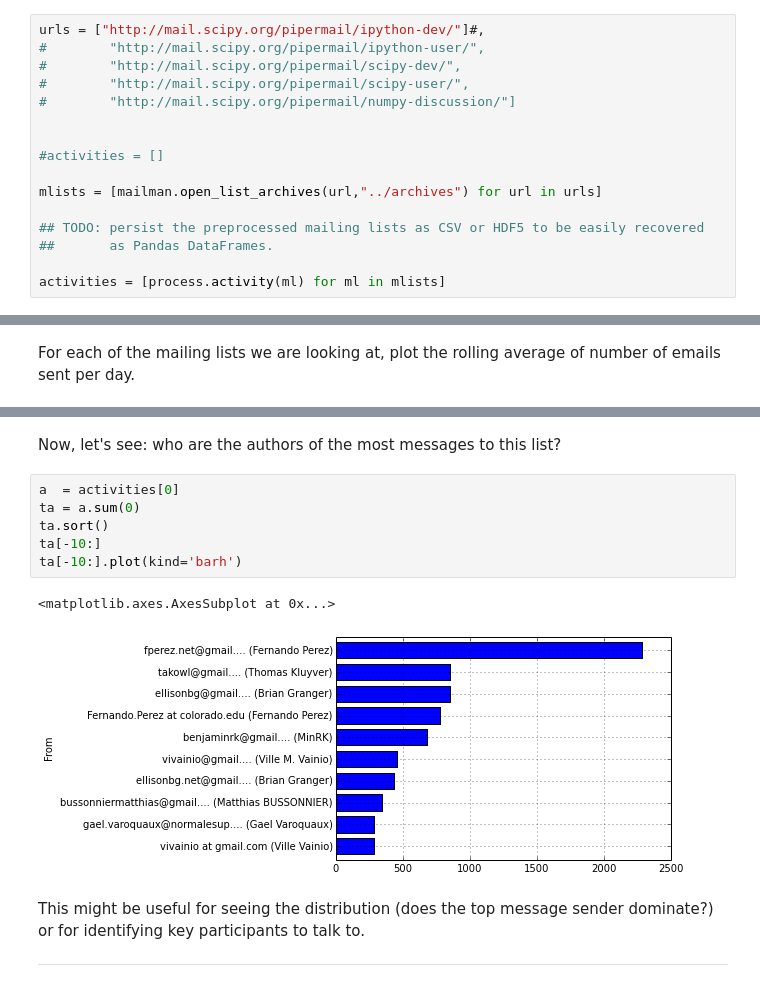
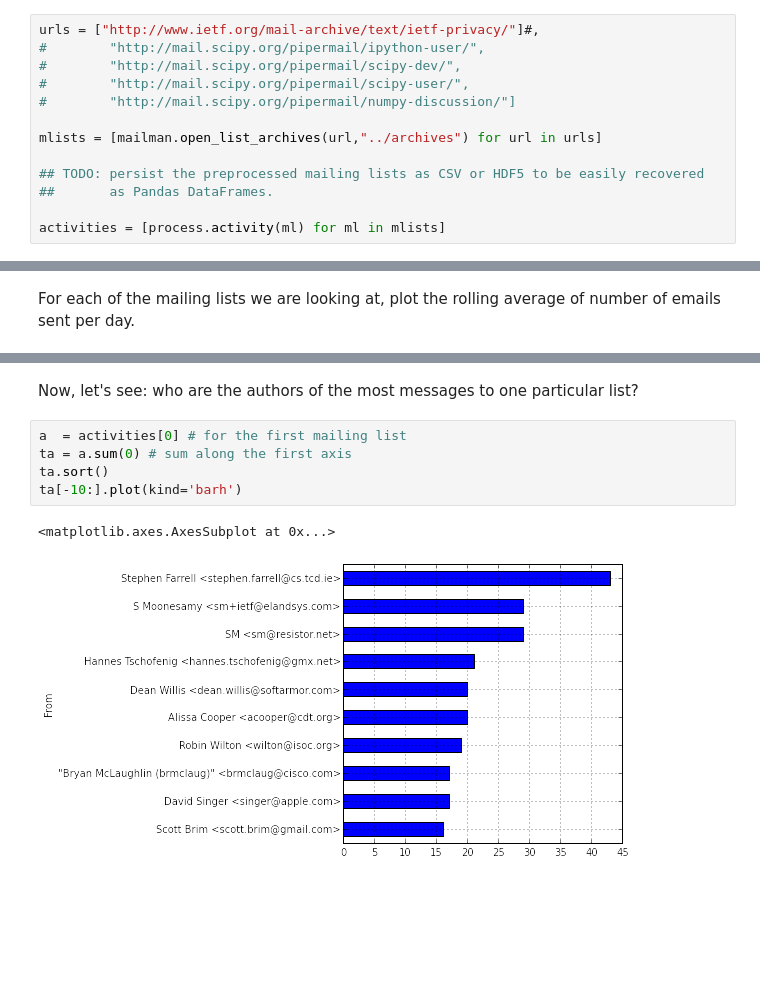
Before and after one commit to datactive/bigbang, a Jupyter notebook: examples/Plot Activity.ipynb, the cells around one changed output, grey strips where cells are left out. Cells and saved outputs as stored; diff of their text form; blank space fills up the shorter version.

```diff
--- a/examples/Plot Activity.ipynb
+++ b/examples/Plot Activity.ipynb
@@ -28,14 +26,11 @@ import os
 # %% [markdown]
 Now let's load the data for analysis.
 # %%
-urls = ["http://mail.scipy.org/pipermail/ipython-dev/"]#,
+urls = ["http://www.ietf.org/mail-archive/text/ietf-privacy/"]#,
 #        "http://mail.scipy.org/pipermail/ipython-user/",
 #        "http://mail.scipy.org/pipermail/scipy-dev/",
 #        "http://mail.scipy.org/pipermail/scipy-user/",
 #        "http://mail.scipy.org/pipermail/numpy-discussion/"]
-
-
-#activities = []
 
 mlists = [mailman.open_list_archives(url,"../archives") for url in urls]
 
@@ -98,16 +72,11 @@ plt.show()
 # %% [markdown]
 
-Now, let's see: who are the authors of the most messages to this list?
+Now, let's see: who are the authors of the most messages to one particular list?
 # %%
-a  = activities[0]
-ta = a.sum(0)
+a  = activities[0] # for the first mailing list
+ta = a.sum(0) # sum along the first axis
 ta.sort()
-ta[-10:]
 ta[-10:].plot(kind='barh')
 # %% [output]
 <matplotlib.axes.AxesSubplot at 0x...>
-[figure, old version]
+[figure, new version]
-# %% [markdown]
-This might be useful for seeing the distribution (does the top message sender dominate?) or for identifying key participants to talk to.
-
----
```
Also changed, not shown: parts of 9 cells of this notebook, 1 other file.
